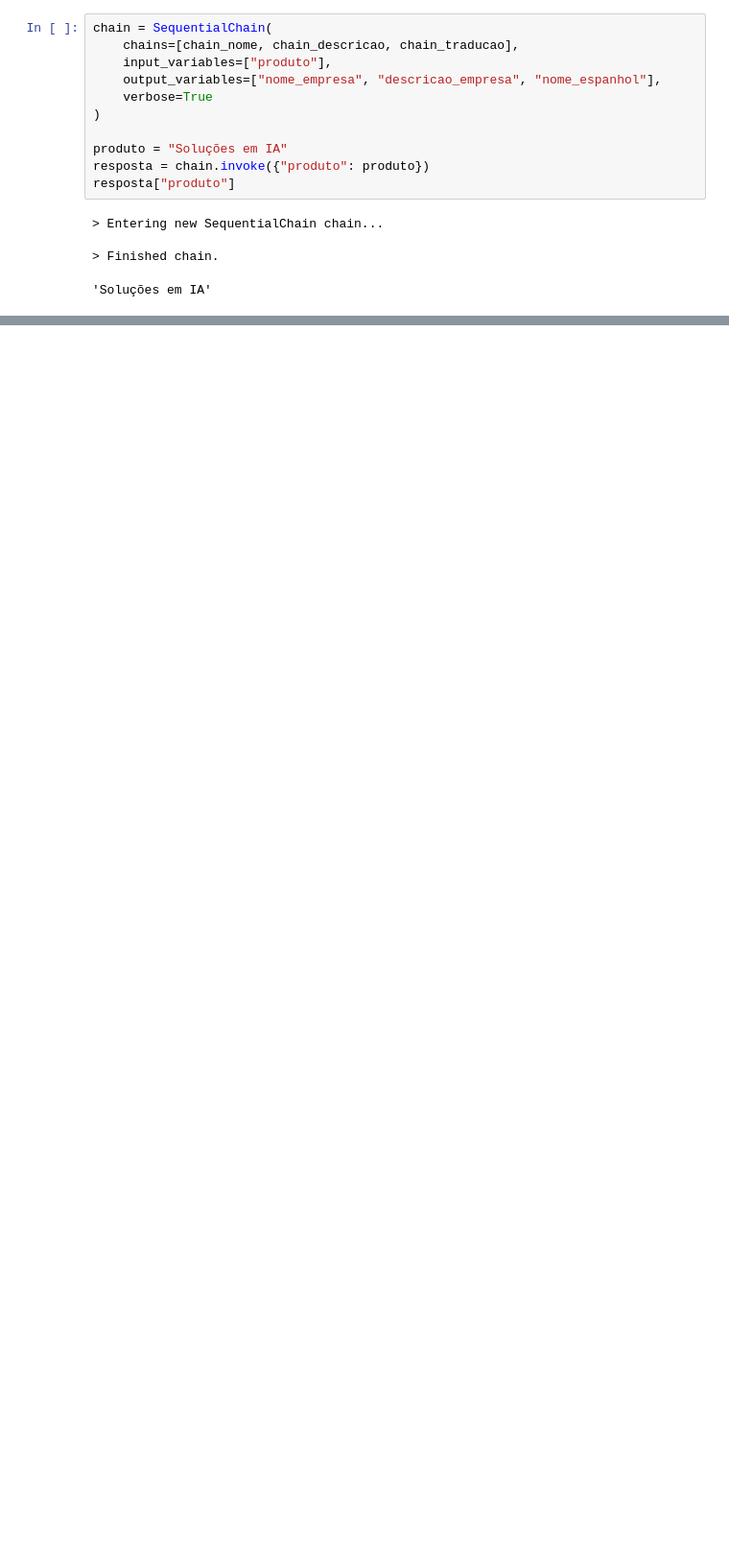
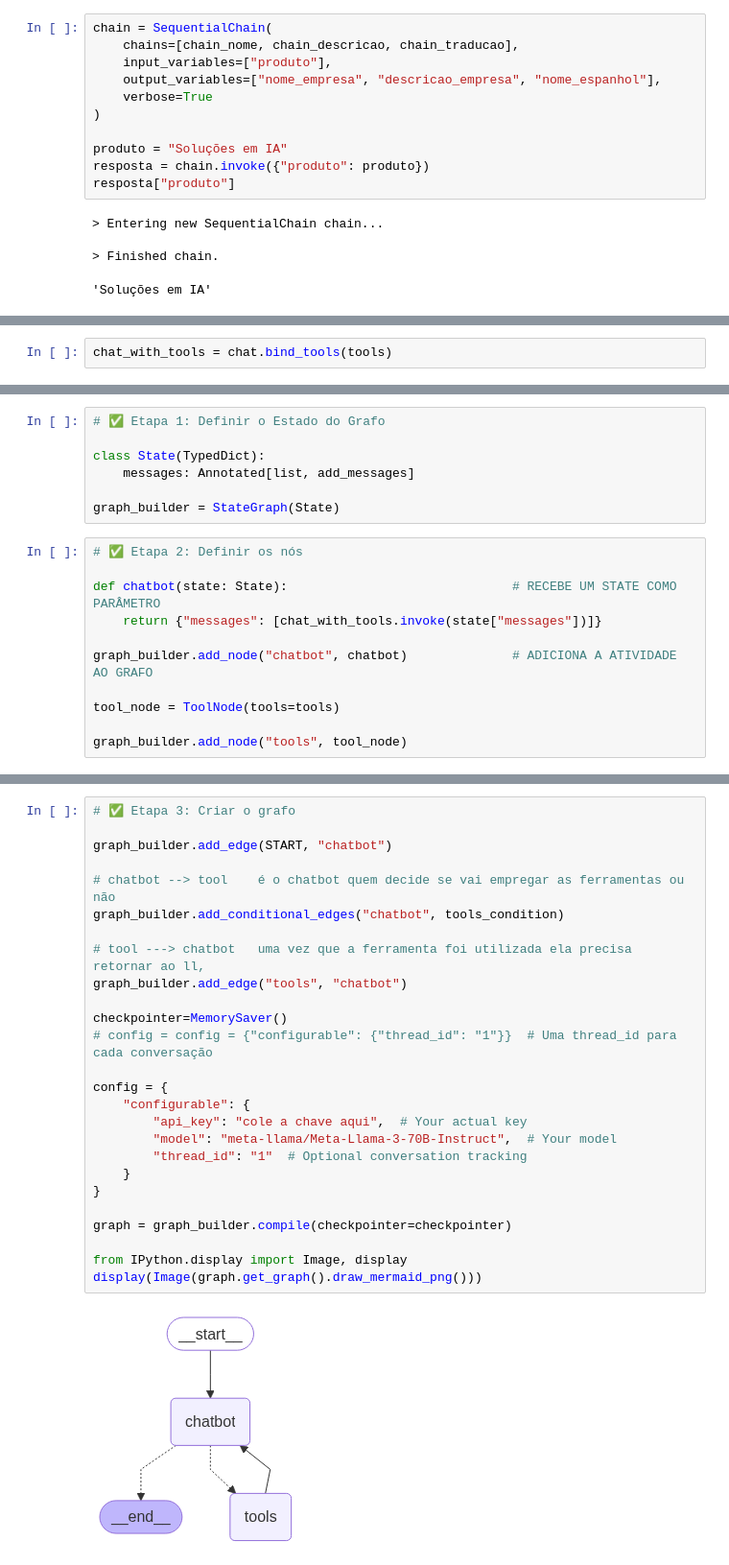
Before and after one commit to astorelucas/agenteiadp, a Jupyter notebook: notebooks/tutorials.ipynb, the cells around one changed output, grey strips where cells are left out. Shown at 96% size. Drawn from its saved outputs; the diff is of its cells as text; blank space fills up the shorter version.

```diff
--- a/notebooks/tutorials.ipynb
+++ b/notebooks/tutorials.ipynb
@@ -395,0 +669,2 @@ resposta["produto"]
+# %%
+chat_with_tools = chat.bind_tools(tools)
@@ -395,0 +682,18 @@ resposta["produto"]
+# %%
+# ✅ Etapa 1: Definir o Estado do Grafo
+
+class State(TypedDict):
+    messages: Annotated[list, add_messages]
+
+graph_builder = StateGraph(State)
+# %%
+# ✅ Etapa 2: Definir os nós
+
+def chatbot(state: State):                              # RECEBE UM STATE COMO PARÂMETRO
+    return {"messages": [chat_with_tools.invoke(state["messages"])]}
+
+graph_builder.add_node("chatbot", chatbot)              # ADICIONA A ATIVIDADE AO GRAFO
+
+tool_node = ToolNode(tools=tools)
+
+graph_builder.add_node("tools", tool_node)
@@ -395,0 +702,28 @@ resposta["produto"]
+# %%
+# ✅ Etapa 3: Criar o grafo
+
+graph_builder.add_edge(START, "chatbot")
+
+# chatbot --> tool    é o chatbot quem decide se vai empregar as ferramentas ou não
+graph_builder.add_conditional_edges("chatbot", tools_condition)
+
+# tool ---> chatbot   uma vez que a ferramenta foi utilizada ela precisa retornar ao ll,
+graph_builder.add_edge("tools", "chatbot")
+
+checkpointer=MemorySaver()
+# config = config = {"configurable": {"thread_id": "1"}}  # Uma thread_id para cada conversação
+
+config = {
+    "configurable": {
+        "api_key": "cole a chave aqui",  # Your actual key
+        "model": "meta-llama/Meta-Llama-3-70B-Instruct",  # Your model
+        "thread_id": "1"  # Optional conversation tracking
+    }
+}
+
+graph = graph_builder.compile(checkpointer=checkpointer)
+
+from IPython.display import Image, display
+display(Image(graph.get_graph().draw_mermaid_png()))
+# %% [output]
+[figure, added]
```
Also changed, not shown: parts of 35 cells of this notebook, 7 other files.
